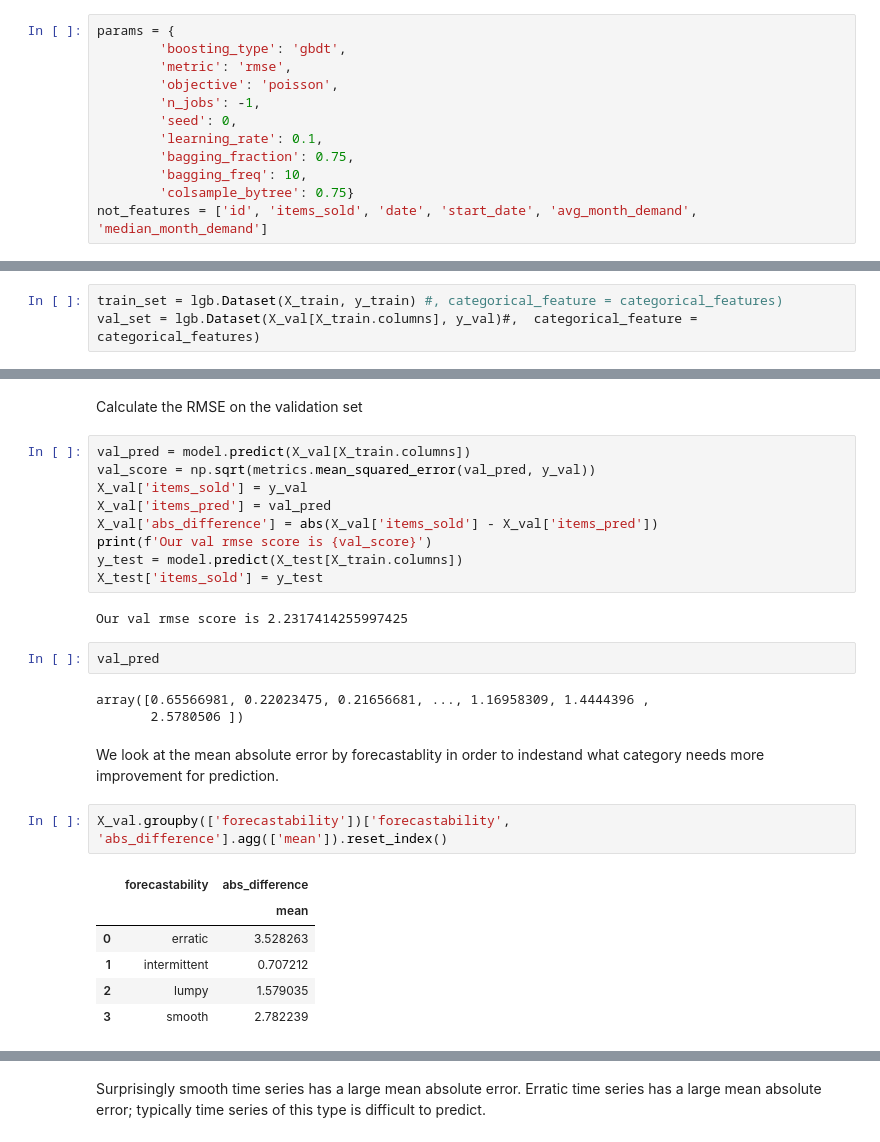
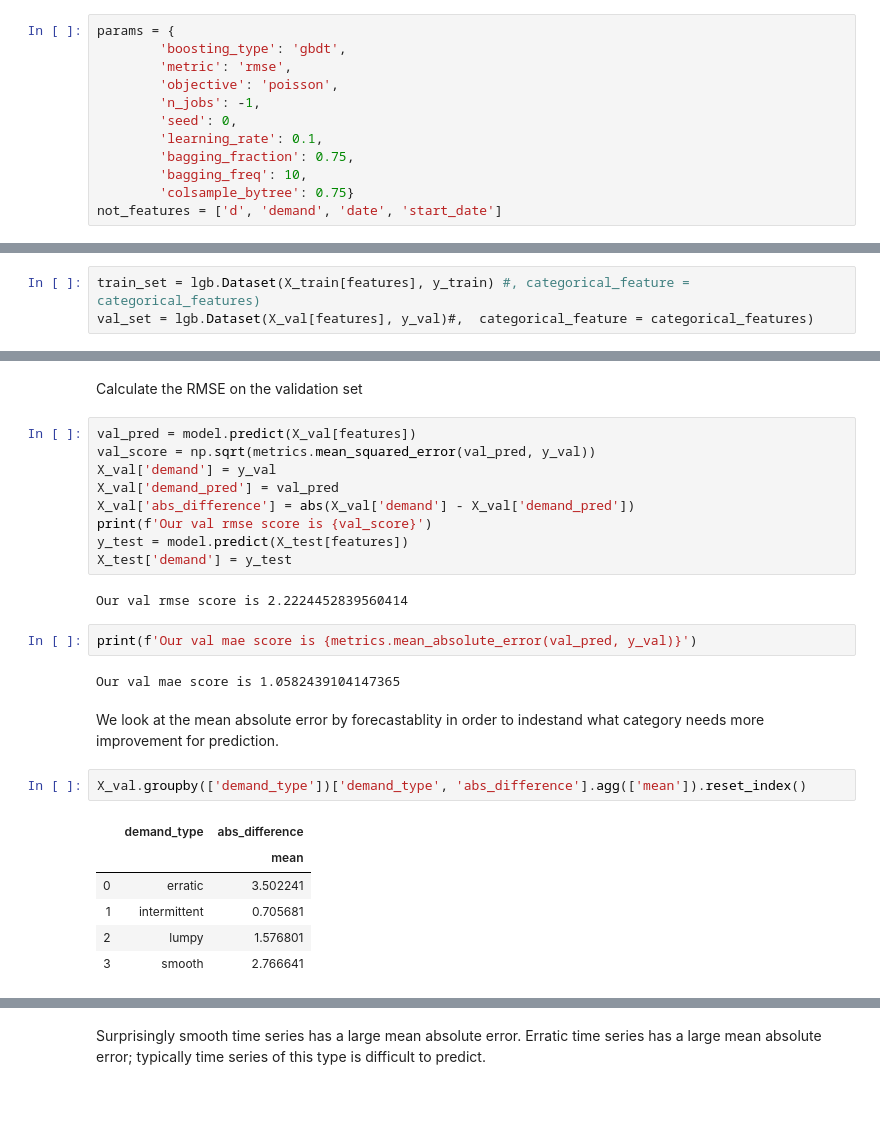
Before and after one commit to omoreva/kaggle_m5, a Jupyter notebook: 03_lightGBM.ipynb, the cells around one changed output, grey strips where cells are left out. Saved outputs shown, nothing was run; the diff lists cells and outputs as text; blank space fills up the shorter version.

```diff
--- a/03_lightGBM.ipynb
+++ b/03_lightGBM.ipynb
@@ -67,4 +67,4 @@ params = {
         'bagging_fraction': 0.75,
         'bagging_freq': 10,
         'colsample_bytree': 0.75}
-not_features = ['id', 'items_sold', 'date', 'start_date', 'avg_month_demand', 'median_month_demand']
+not_features = ['d', 'demand', 'date', 'start_date']
@@ -79,6 +73,6 @@ features = X_test.columns[~X_test.columns.isin(not_features)]
 # %%
-train_set = lgb.Dataset(X_train, y_train) #, categorical_feature = categorical_features)
-val_set = lgb.Dataset(X_val[X_train.columns], y_val)#,  categorical_feature = categorical_features)
+train_set = lgb.Dataset(X_train[features], y_train) #, categorical_feature = categorical_features)
+val_set = lgb.Dataset(X_val[features], y_val)#,  categorical_feature = categorical_features)
 # %% [markdown]
 Train the model
 # %%
@@ -95,29 +88,28 @@ Early stopping, best iteration is:
 # %% [markdown]
 Calculate the RMSE on the validation set
 # %%
-val_pred = model.predict(X_val[X_train.columns])
+val_pred = model.predict(X_val[features])
 val_score = np.sqrt(metrics.mean_squared_error(val_pred, y_val))
-X_val['items_sold'] = y_val
-X_val['items_pred'] = val_pred
-X_val['abs_difference'] = abs(X_val['items_sold'] - X_val['items_pred'])
+X_val['demand'] = y_val
+X_val['demand_pred'] = val_pred
+X_val['abs_difference'] = abs(X_val['demand'] - X_val['demand_pred'])
 print(f'Our val rmse score is {val_score}')
-y_test = model.predict(X_test[X_train.columns])
-X_test['items_sold'] = y_test
+y_test = model.predict(X_test[features])
+X_test['demand'] = y_test
 # %% [output]
-Our val rmse score is 2.2317414255997425
+Our val rmse score is 2.2224452839560414
-# %%
-val_pred
-# %% [output]
-array([0.65566981, 0.22023475, 0.21656681, ..., 1.16958309, 1.4444396 ,
-       2.5780506 ])
+# %%
+print(f'Our val mae score is {metrics.mean_absolute_error(val_pred, y_val)}')
+# %% [output]
+Our val mae score is 1.0582439104147365
 # %% [markdown]
 We look at the mean absolute error by forecastablity in order to indestand what category needs more improvement for prediction.
 # %%
-X_val.groupby(['forecastability'])['forecastability', 'abs_difference'].agg(['mean']).reset_index()
+X_val.groupby(['demand_type'])['demand_type', 'abs_difference'].agg(['mean']).reset_index()
 # %% [output]
-|  | forecastability | abs_difference |
+|  | demand_type | abs_difference |
 |  |  | mean |
-| 0 | erratic | 3.528263 |
-| 1 | intermittent | 0.707212 |
-| 2 | lumpy | 1.579035 |
-| 3 | smooth | 2.782239 |
+| 0 | erratic | 3.502241 |
+| 1 | intermittent | 0.705681 |
+| 2 | lumpy | 1.576801 |
+| 3 | smooth | 2.766641 |
```
Also changed, not shown: parts of 10 cells of this notebook, 3 other files.
